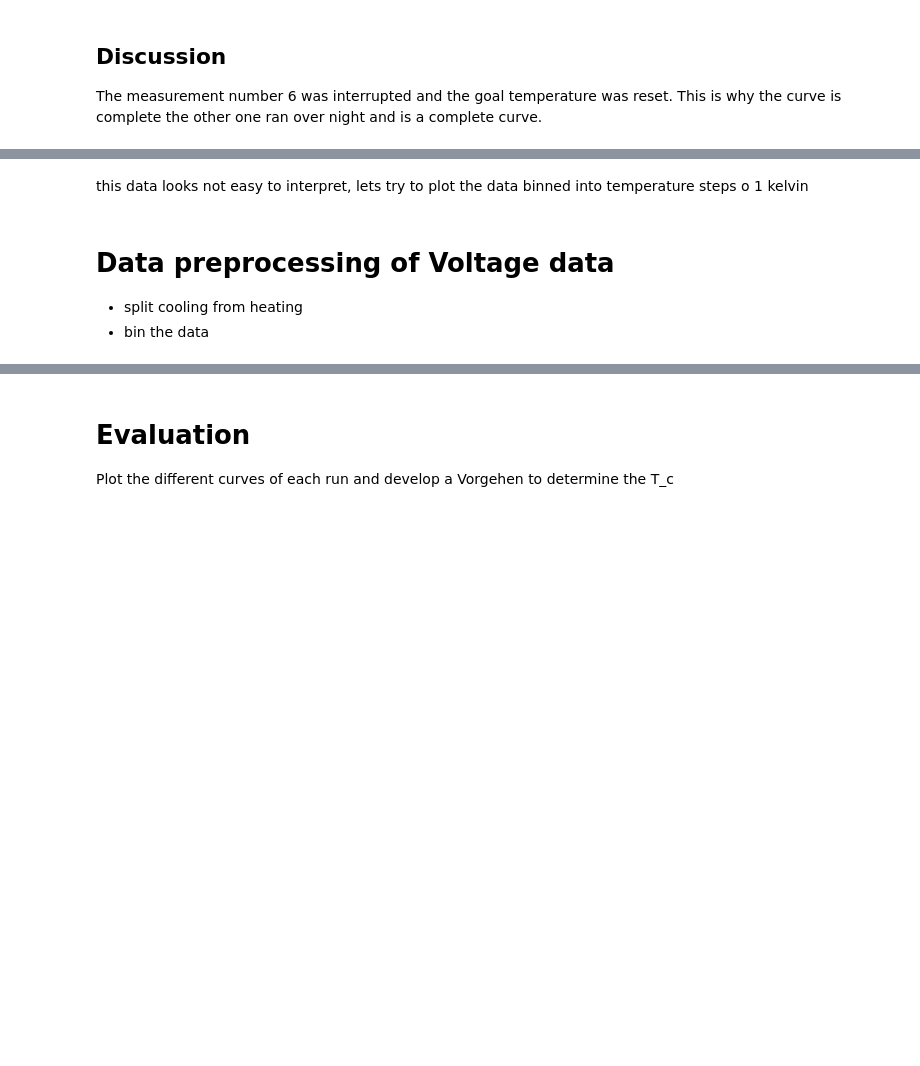
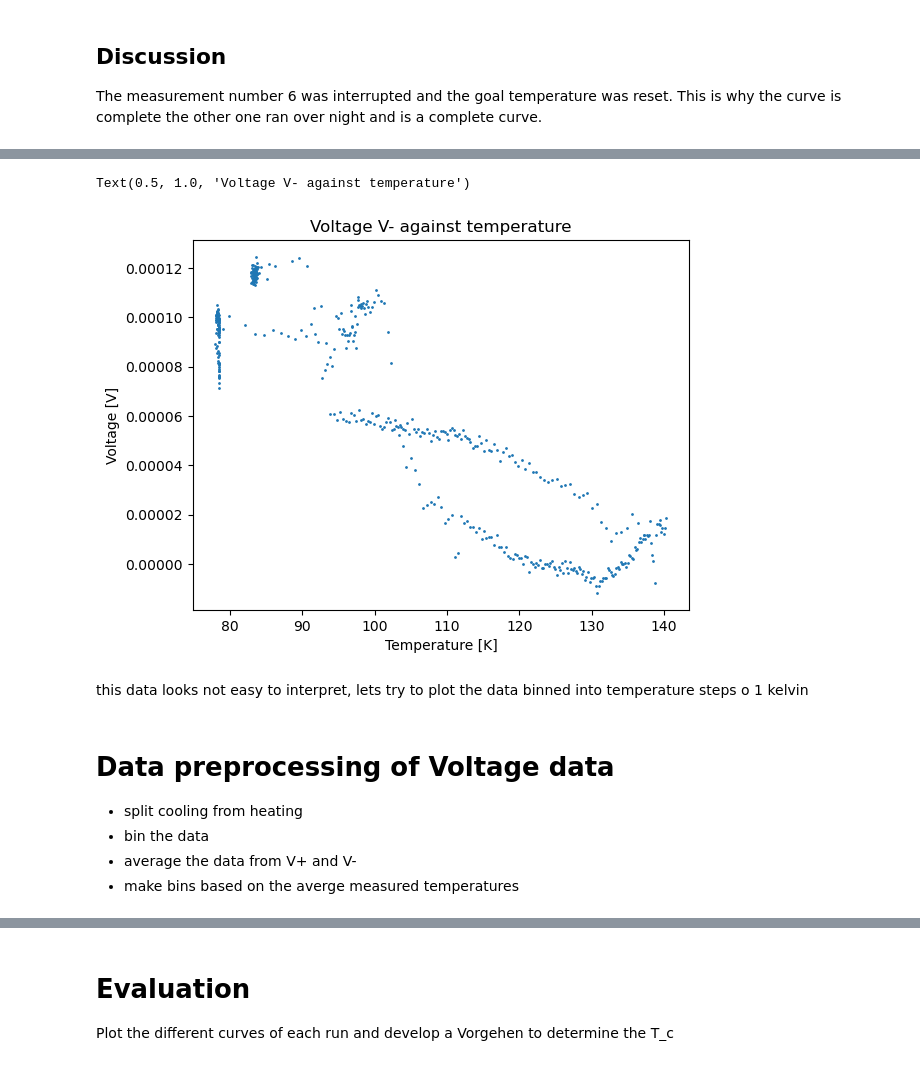
Before and after one commit to JanZur/Solid_state_physics_lab, a Jupyter notebook: solidstates_lab.ipynb, the cells around one changed output, grey strips where cells are left out. Saved outputs shown, nothing was run; the diff lists cells and outputs as text; code cells hidden in the pictures; blank space fills up the shorter version.

```diff
--- a/solidstates_lab.ipynb
+++ b/solidstates_lab.ipynb
@@ -103,8 +104,19 @@ plt.scatter(measurement_01_data_average_temperature, average_voltage_01, s = 1)
+# %%
+#plot the original T before Data versus the V - data
+plt.scatter(measurement_01_data[:,0], measurement_01_data[:,4], s = 1)
+plt.xlabel('Temperature [K]')
+plt.ylabel('Voltage [V]')
+plt.title('Voltage V- against temperature')
+# %% [output]
+Text(0.5, 1.0, 'Voltage V- against temperature')
+[figure, added]
 # %% [markdown]
 this data looks not easy to interpret, lets try to plot the data binned into temperature steps o 1 kelvin
 # %% [markdown]
 # Data preprocessing of Voltage data
 - split cooling from heating
 - bin the data
+- average the data from V+ and V-
+- make bins based on the averge measured temperatures
 # %%
 #split the data into heating and cooling
```
Also changed, not shown: parts of 8 cells of this notebook.
